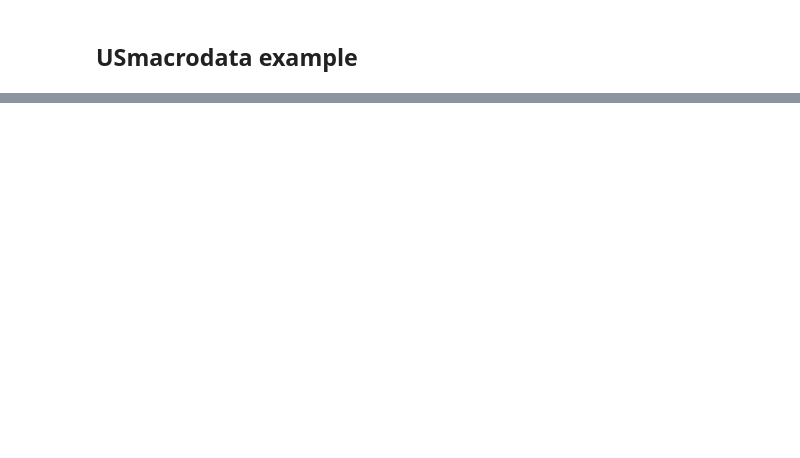
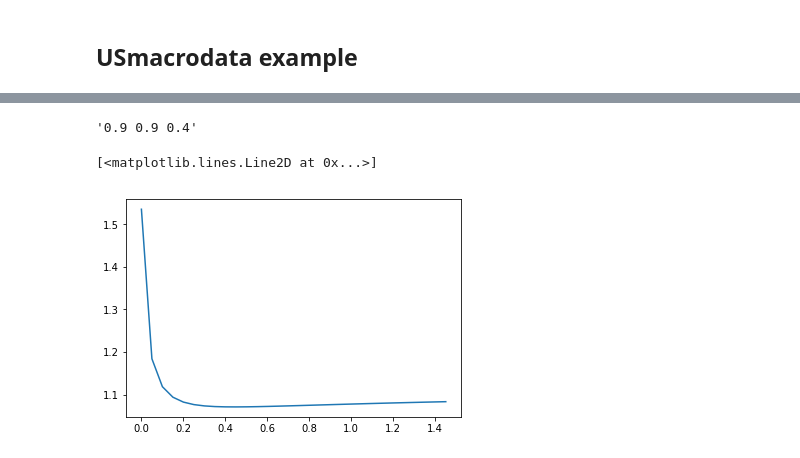
Before and after one commit to TunChiehHsu/Univariate_DLM, a Jupyter notebook: Univariate_dlm.ipynb, the cells around one changed output, grey strips where cells are left out. Cells and saved outputs as stored; diff of their text form; code cells hidden in the pictures; blank space fills up the shorter version.

```diff
--- a/Univariate_dlm.ipynb
+++ b/Univariate_dlm.ipynb
@@ -366 +399,9 @@ Start filtering.......
+# %%
+vix_data = pd.read_csv('/Users/mueric35/Desktop/Sentiment-and-Marktet-Analysis/GTdata/VIX.csv')
+vix_data = vix_data[['Date','Close']]
+# turn str into date
+vix_data['Date'] = vix_data['Date'].apply(lambda x : datetime.strptime(x,'%m/%d/%y').date())
+# select time frame
+vix_model_data = vix_data[(vix_data['Date'] > datetime(2017,1,1).date() )&(vix_data['Date'] < datetime(2018,1,21).date() ) ]
+data = vix_model_data.merge(df,on = 'Date')
 # %%
@@ -374,5 +409,0 @@ Y = Y - np.mean(Y)
-# %%
-mod_trend = dlm_trend(1, a = [13.5] ,R = 0.09)
-mod_reg = dlm_reg(X,q = 3,a=[0,0,0])
-mod_seas = dlm_season(12,[1,3,4],R = 0.0067, a = [1 ,1 ,1 ,1 ,1 ,1])
-mod = dlm_mod(dlm_trend = mod_trend,dlm_reg = mod_reg, dlm_seas=mod_seas,S=0.005)
@@ -439,0 +410,5 @@ max(list(index.values())[i-1])
+# %%
+Y = np.array(data['Close'])
+Y = np.log(Y)
+Y = np.append(np.array([0]),np.diff(Y))
+Date = data['Date']
@@ -439,0 +417,15 @@ max(list(index.values())[i-1])
+# %%
+dis_ar = np.arange(0.9,1,0.005)
+delvar = np.arange(0.9,1,0.005)
+R = np.arange(0.1,0.4,0.05)
+mse = []
+
+index = []
+for d_ar in dis_ar:
+    for d_var in delvar:
+        for r in R:
+            mod_ar = dlm_tvar(12,discount = d_ar, a = [-0.05 , -0.05 , -0.05 , -0.1, -0.1,
+                0.26, -0.49,  0.4,  0.05, -0.33, 0.30,  0.17 ],R = r)
+            mod = dlm_mod(dlm_reg=None,dlm_seas=None,dlm_trend=None,dlm_tvar=mod_ar,delvar = d_var)
+            mse.append(dlm_filter(Y,mod).MSE)
+            index.append(str(d_ar) + ' ' + str(d_var) + ' ' + str(r))
@@ -439,0 +450,9 @@ max(list(index.values())[i-1])
+# %%
+index[mse.index(min(mse))]
+# %% [output]
+'0.9 0.9 0.4'
+# %%
+plt.plot(R,mse)
+# %% [output]
+[<matplotlib.lines.Line2D at 0x...>]
+[figure, added]
```
Also changed, not shown: parts of 42 cells of this notebook.
